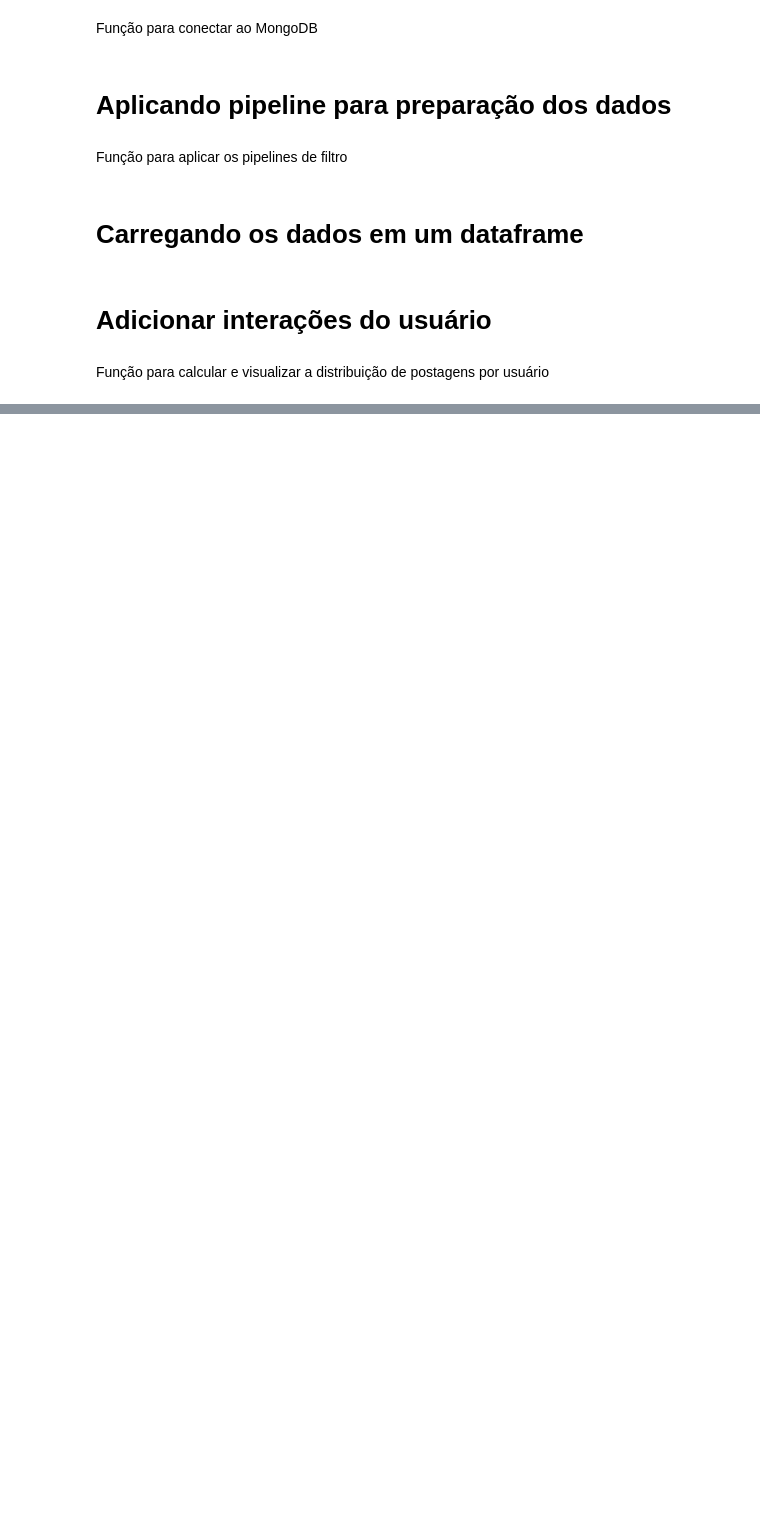
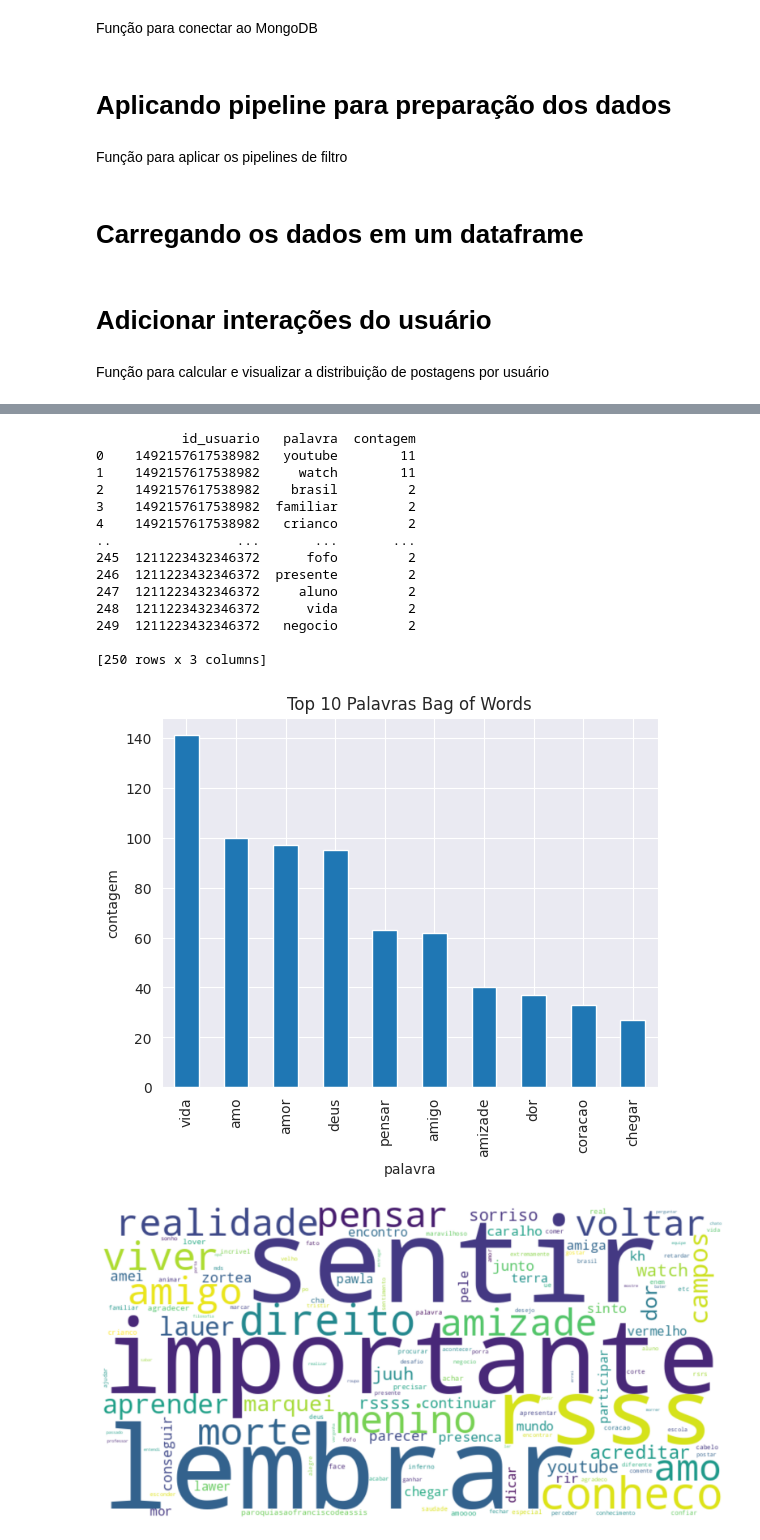
Before and after one commit to paulovitorss/analise_dados, a Jupyter notebook: teste.ipynb, the cells around one changed output, grey strips where cells are left out. Cells and saved outputs as stored; diff of their text form; code cells hidden in the pictures; blank space fills up the shorter version.

```diff
--- a/teste.ipynb
+++ b/teste.ipynb
@@ -587,0 +672,29 @@ df_usuarios_cluster.head()
+# %%
+text_vectorizer_cluster2 = TextVectorization(df_cluster2, stop_words)
+
+# Vetorização Bag of Words
+resultados_bow_cluster2 = text_vectorizer_cluster2.bag_of_words_vectorization('bow_cluster2.csv', 0.85, 5, (1, 1))
+
+text_vectorizer_cluster2.plot_top_words(resultados_bow_cluster2, column='contagem', title='Top 10 Palavras Bag of Words')
+
+frequencias_bow_cluster2 = dict(zip(resultados_bow_cluster2['palavra'], resultados_bow_cluster2['contagem']))
+
+# Gerar e plotar a nuvem de palavras
+NuvemPalavras.plot_nuvem_palavras(frequencias_bow_cluster2)
+# %% [output]
+           id_usuario   palavra  contagem
+0    1492157617538982   youtube        11
+1    1492157617538982     watch        11
+2    1492157617538982    brasil         2
+3    1492157617538982  familiar         2
+4    1492157617538982   crianco         2
+..                ...       ...       ...
+245  1211223432346372      fofo         2
+246  1211223432346372  presente         2
+247  1211223432346372     aluno         2
+248  1211223432346372      vida         2
+249  1211223432346372   negocio         2
+
+[250 rows x 3 columns]
+[figure, added]
+[figure, added]
```
Also changed, not shown: parts of 7 cells of this notebook, 10 other files.
